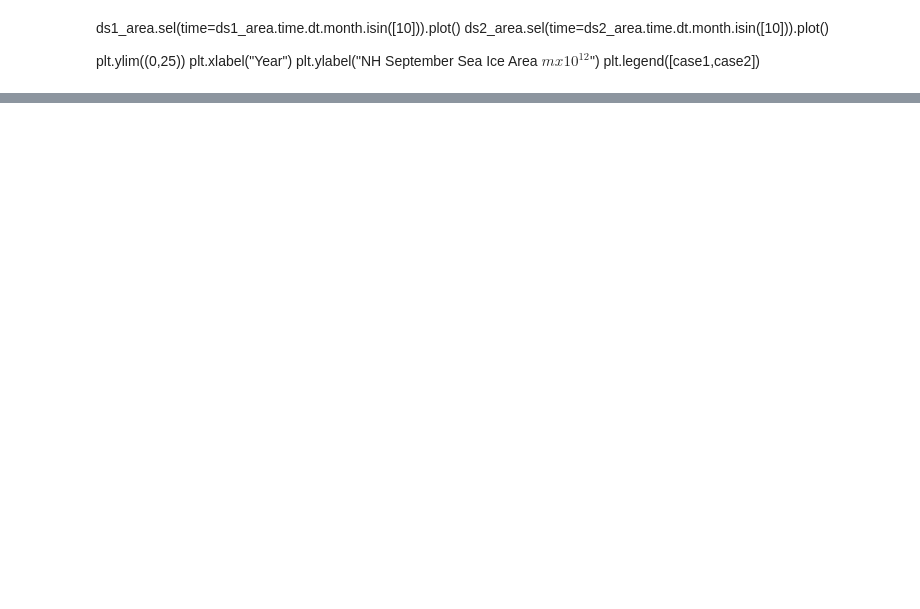
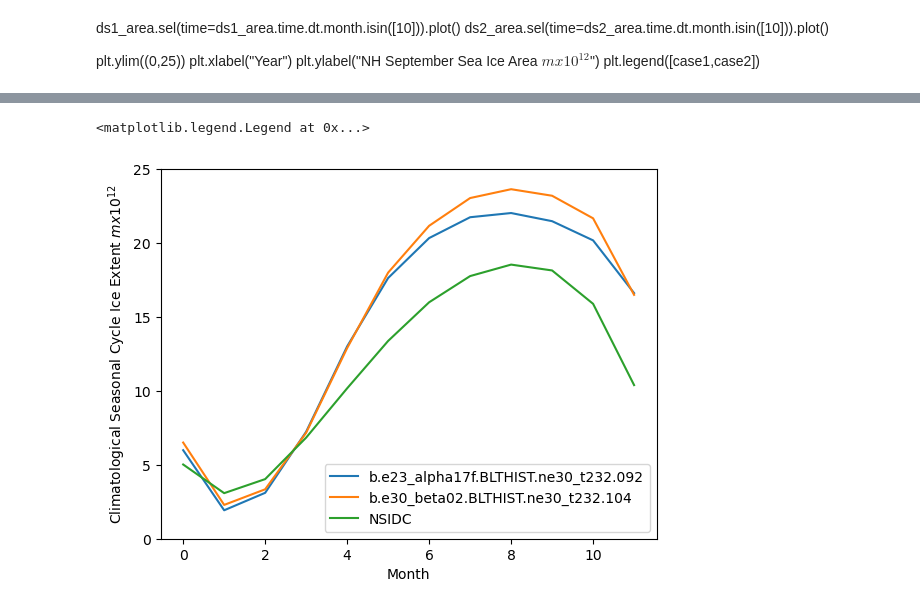
Before and after one commit to NCAR/CUPiD, a Jupyter notebook: examples/nblibrary/ice/seaice.ipynb, the cells around one changed output, grey strips where cells are left out. Saved outputs shown, nothing was run; the diff lists cells and outputs as text; code cells hidden in the pictures; blank space fills up the shorter version.

```diff
--- a/examples/nblibrary/ice/seaice.ipynb
+++ b/examples/nblibrary/ice/seaice.ipynb
@@ -45,14 +64,14 @@ ds1 = xr.open_mfdataset(
     CESM_output_dir
     + "/"
     + case1
-    + "/ts/"
+    + "/ice/proc/tseries/month_1/"
     + case1
     + ".cice.h."
     + "*."
     + cbegyr1
     + "01-"
     + cendyr1
-    + "12.nc",
+    + "02.nc",
     data_vars="minimal",
     compat="override",
     coords="minimal",
@@ -61,7 +80,7 @@ ds2 = xr.open_mfdataset(
     CESM_output_dir
     + "/"
     + case2
-    + "/ts/"
+    + "/ice/proc/tseries/month_1/"
     + case2
     + ".cice.h."
     + "*."
@@ -74,9 +93,11 @@ ds2 = xr.open_mfdataset(
     coords="minimal",
 )
 
-TLAT = ds1["TLAT"]
-TLON = ds1["TLON"]
-tarea = ds1["tarea"]
+ds_grid = xr.open_dataset("/glade/campaign/cesm/community/omwg/grids/tx2_3v2_grid.nc")
+TLAT = ds_grid["TLAT"]
+TLON = ds_grid["TLONG"]
+tarea = ds_grid["TAREA"]*1.0e-4
+angle = ds_grid["ANGLE"]
 
 # Make a DataArray with the number of days in each month, size = len(time)
 month_length = ds1.time.dt.days_in_month
@@ -298,6 +440,8 @@ plt.plot(nsidc_clim)
 # %%
-aice1_month = ds1["aice"].groupby("time.month").mean(dim="time", skipna=True)
-aice2_month = ds2["aice"].groupby("time.month").mean(dim="time", skipna=True)
+print(ds1['aice'])
+
+aice1_month = ds1["aice"][1535:1955,:,:].groupby("time.month").mean(dim="time", skipna=True)
+aice2_month = ds2["aice"][923:1343,:,:].groupby("time.month").mean(dim="time", skipna=True)
 
 mask_tmp1 = np.where(np.logical_and(aice1_month > 0.15, ds1["TLAT"] > 0), 1.0, 0.0)
 mask_tmp2 = np.where(np.logical_and(aice2_month > 0.15, ds1["TLAT"] > 0), 1.0, 0.0)
@@ -320,3 +482,26 @@ plt.legend([case1, case2, "NSIDC"])
+# %%
+
+mask_tmp1_sh = np.where(np.logical_and(aice1_month > 0.15, ds1["TLAT"] < 0), 1.0, 0.0)
+mask_tmp2_sh = np.where(np.logical_and(aice2_month > 0.15, ds1["TLAT"] < 0), 1.0, 0.0)
+
+mask_ext1_sh = xr.DataArray(data=mask_tmp1_sh, dims=["month", "nj", "ni"])
+mask_ext2_sh = xr.DataArray(data=mask_tmp2_sh, dims=["month", "nj", "ni"])
+
+
+ext1_sh = (mask_ext1_sh * tarea).sum(["ni", "nj"]) * 1.0e-12
+ext2_sh = (mask_ext2_sh * tarea).sum(["ni", "nj"]) * 1.0e-12
+
+plt.plot(ext1_sh)
+plt.plot(ext2_sh)
+plt.plot(nsidc_clim_sh)
+
+plt.ylim((0, 25))
+plt.xlabel("Month")
+plt.ylabel("Climatological Seasonal Cycle Ice Extent $m x 10^{12}$")
+plt.legend([case1, case2, "NSIDC"])
+# %% [output]
+<matplotlib.legend.Legend at 0x...>
+[figure, added]
 # %%
 ds1_area = (tarea * ds1.aice).where(TLAT > 0).sum(dim=["nj", "ni"]) * 1.0e-12
 ds2_area = (tarea * ds2.aice).where(TLAT > 0).sum(dim=["nj", "ni"]) * 1.0e-12
```
Also changed, not shown: parts of 18 cells of this notebook, 4 other files.
